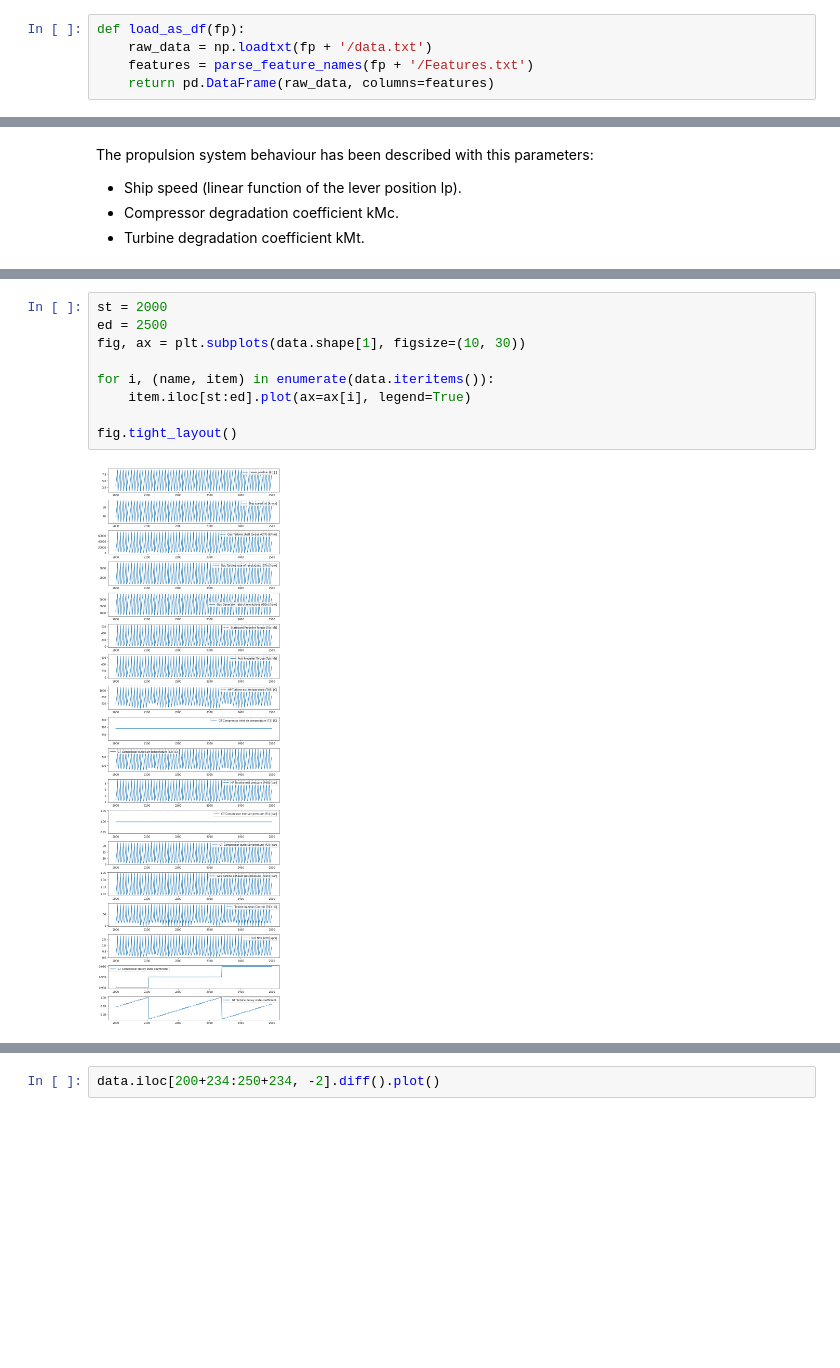
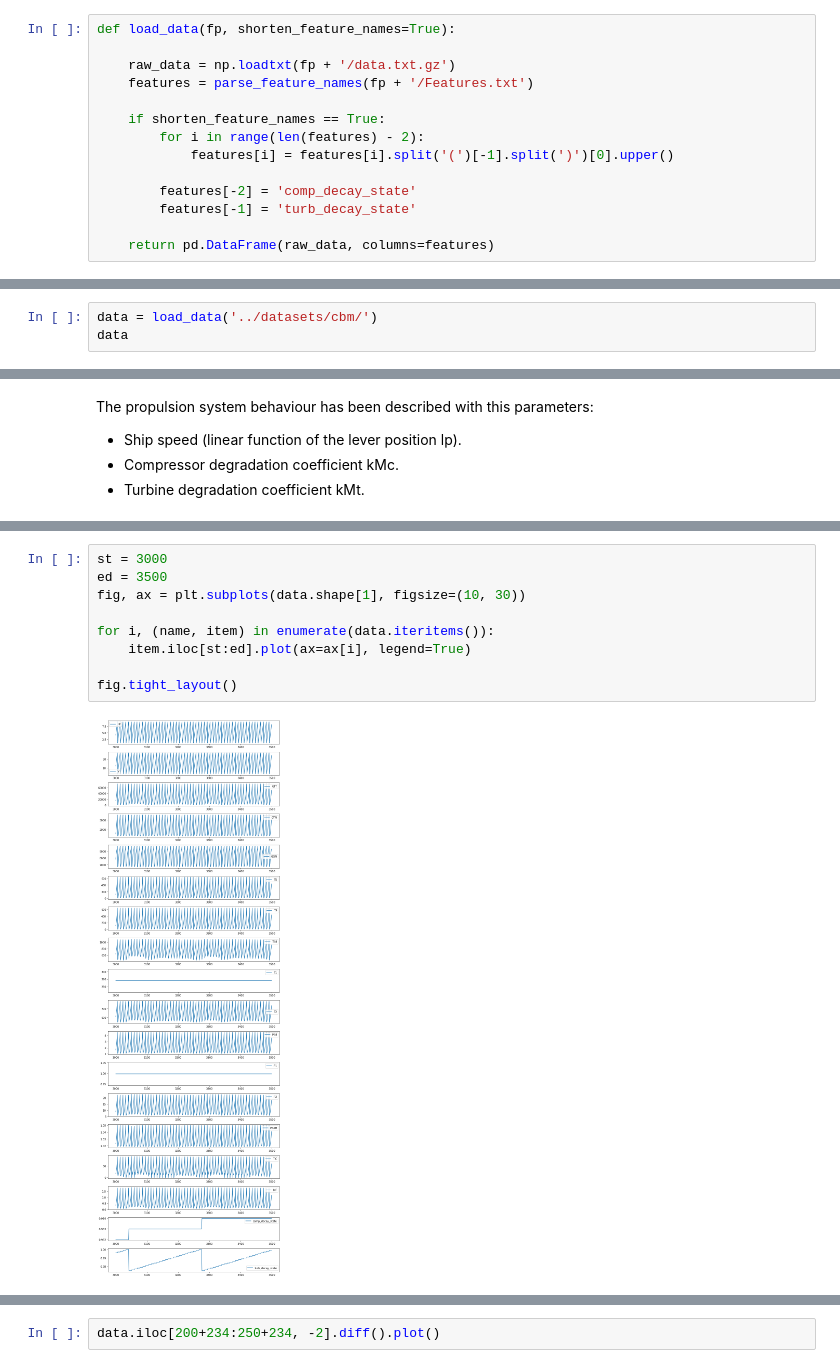
Before and after one commit to kokikwbt/predictive-maintenance, a Jupyter notebook: notebooks/view_cbm.ipynb, the cells around one changed output, grey strips where cells are left out. Saved outputs shown, nothing was run; the diff lists cells and outputs as text; blank space fills up the shorter version.

```diff
--- a/notebooks/view_cbm.ipynb
+++ b/notebooks/view_cbm.ipynb
@@ -12,6 +17,15 @@ def parse_feature_names(fn):
     return names
 # %%
-def load_as_df(fp):
-    raw_data = np.loadtxt(fp + '/data.txt')
+def load_data(fp, shorten_feature_names=True):
+
+    raw_data = np.loadtxt(fp + '/data.txt.gz')
     features = parse_feature_names(fp + '/Features.txt')
+
+    if shorten_feature_names == True:
+        for i in range(len(features) - 2):
+            features[i] = features[i].split('(')[-1].split(')')[0].upper()
+
+        features[-2] = 'comp_decay_state'
+        features[-1] = 'turb_decay_state'
+
     return pd.DataFrame(raw_data, columns=features)
@@ -34,0 +32,3 @@ data
+# %%
+data = load_data('../datasets/cbm/')
+data
@@ -54,16 +68,16 @@ data.iloc[:, [1, -2, -1]]
 | 11933 | 27.0 | 1.00 | 1.000 |
 11934 rows × 3 columns
 # %%
-st = 2000
-ed = 2500
+st = 3000
+ed = 3500
 fig, ax = plt.subplots(data.shape[1], figsize=(10, 30))
 
 for i, (name, item) in enumerate(data.iteritems()):
     item.iloc[st:ed].plot(ax=ax[i], legend=True)
 
 fig.tight_layout()
 # %% [output]
-[figure, old version]
+[figure, new version]
 # %%
 # data.iloc[:, -2].plot(legend=True)
 data.iloc[:, -2].diff().plot(legend=True)
```
Also changed, not shown: parts of 16 cells of this notebook, 6 other files.
